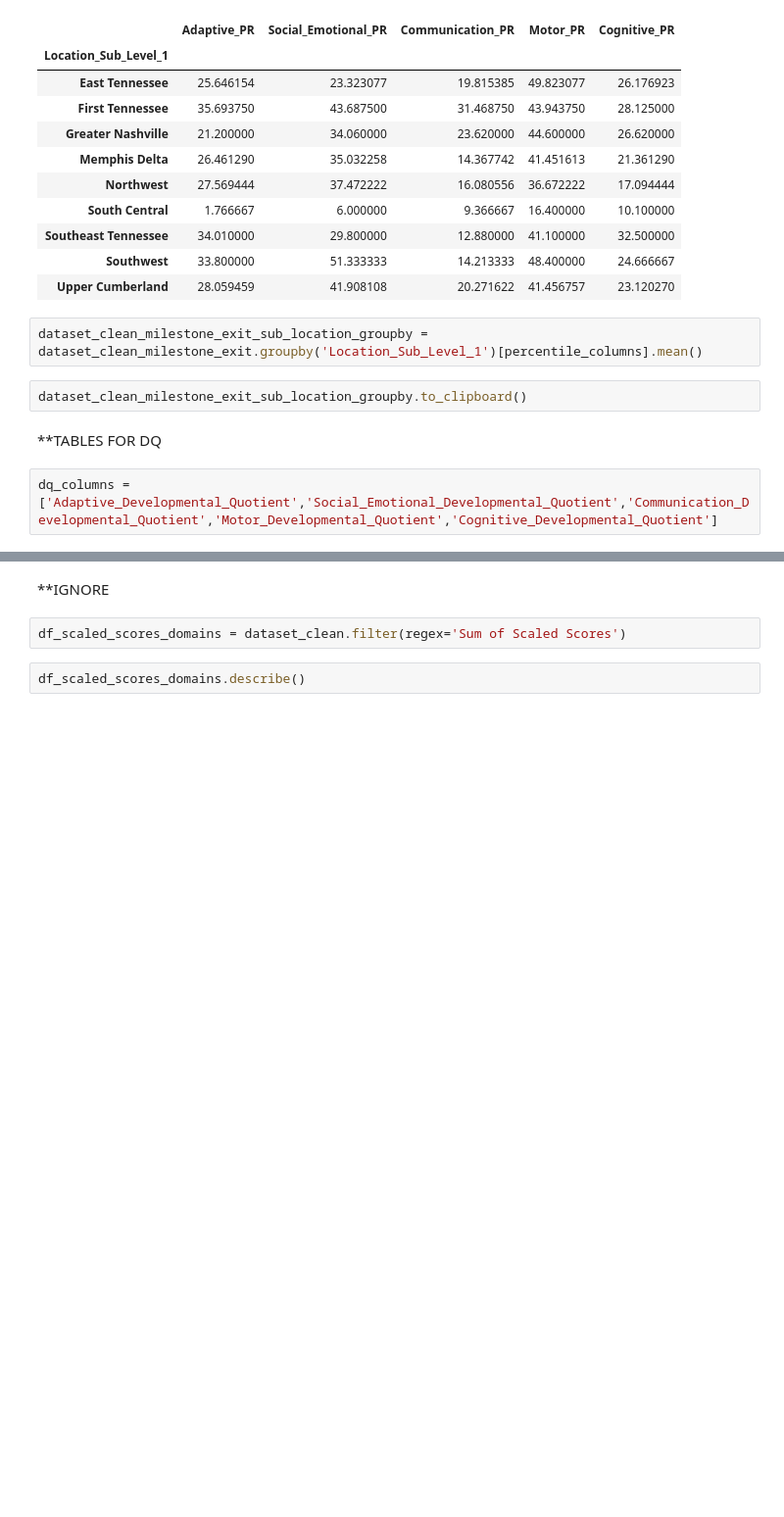
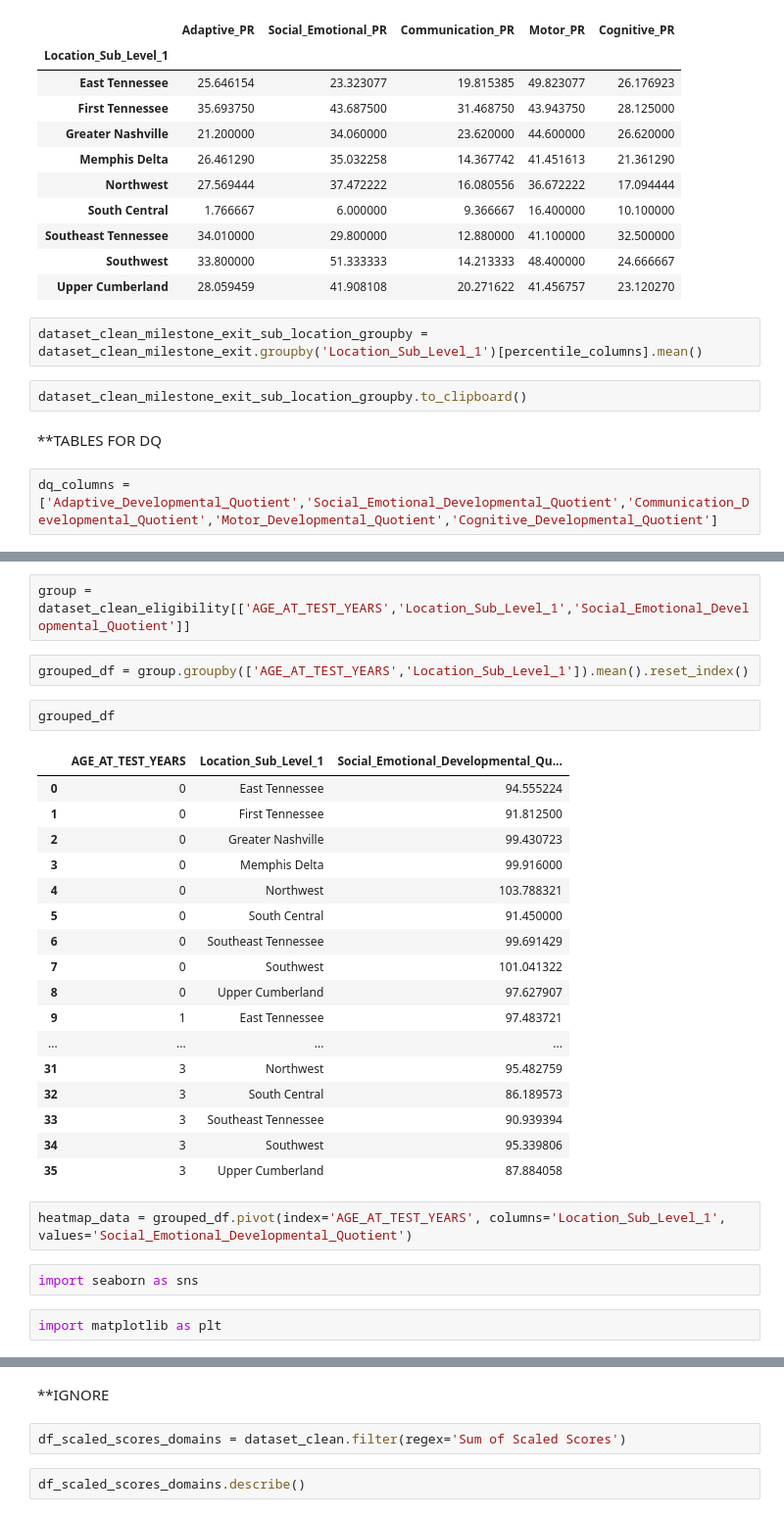
Before and after one commit to NSS-Data-Analytics-Cohort-10/teis-concat-dog, a Jupyter notebook: notebooks/TEIS-AH.ipynb, the cells around one changed output, grey strips where cells are left out. Shown at 98% size. Cells and saved outputs as stored; diff of their text form; blank space fills up the shorter version.

```diff
--- a/notebooks/TEIS-AH.ipynb
+++ b/notebooks/TEIS-AH.ipynb
@@ -538,0 +570,30 @@ dataset_clean_eligibility.groupby(['Location_Sub_Level_1','AGE_AT_TEST_YEARS'])[
+# %%
+group = dataset_clean_eligibility[['AGE_AT_TEST_YEARS','Location_Sub_Level_1','Social_Emotional_Developmental_Quotient']]
+# %%
+grouped_df = group.groupby(['AGE_AT_TEST_YEARS','Location_Sub_Level_1']).mean().reset_index()
+# %%
+grouped_df
+# %% [output]
+|  | AGE_AT_TEST_YEARS | Location_Sub_Level_1 | Social_Emotional_Developmental_Qu... |
+| 0 | 0 | East Tennessee | 94.555224 |
+| 1 | 0 | First Tennessee | 91.812500 |
+| 2 | 0 | Greater Nashville | 99.430723 |
+| 3 | 0 | Memphis Delta | 99.916000 |
+| 4 | 0 | Northwest | 103.788321 |
+| 5 | 0 | South Central | 91.450000 |
+| 6 | 0 | Southeast Tennessee | 99.691429 |
+| 7 | 0 | Southwest | 101.041322 |
+| 8 | 0 | Upper Cumberland | 97.627907 |
+| 9 | 1 | East Tennessee | 97.483721 |
+| ... | ... | ... | ... |
+| 31 | 3 | Northwest | 95.482759 |
+| 32 | 3 | South Central | 86.189573 |
+| 33 | 3 | Southeast Tennessee | 90.939394 |
+| 34 | 3 | Southwest | 95.339806 |
+| 35 | 3 | Upper Cumberland | 87.884058 |
+# %%
+heatmap_data = grouped_df.pivot(index='AGE_AT_TEST_YEARS', columns='Location_Sub_Level_1', values='Social_Emotional_Developmental_Quotient')
+# %%
+import seaborn as sns
+# %%
+import matplotlib as plt
```
Also changed, not shown: parts of 9 cells of this notebook.
